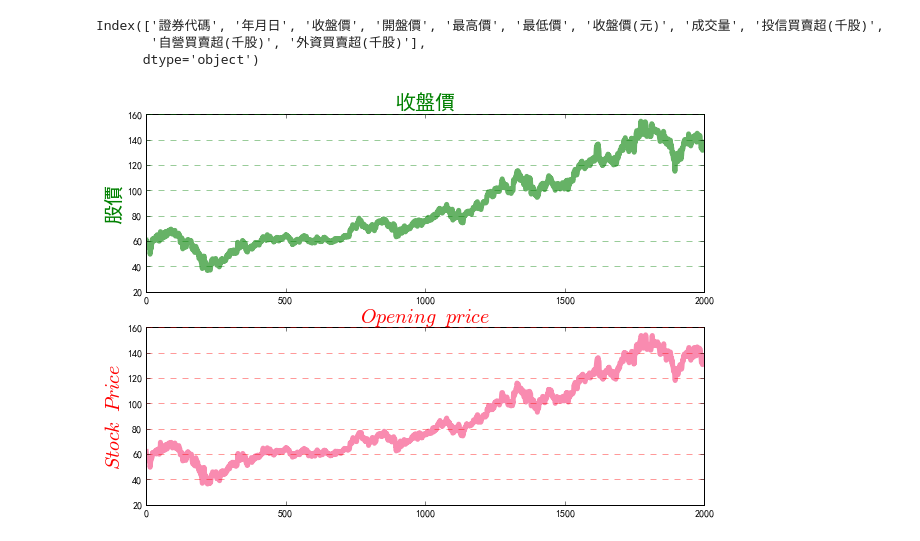
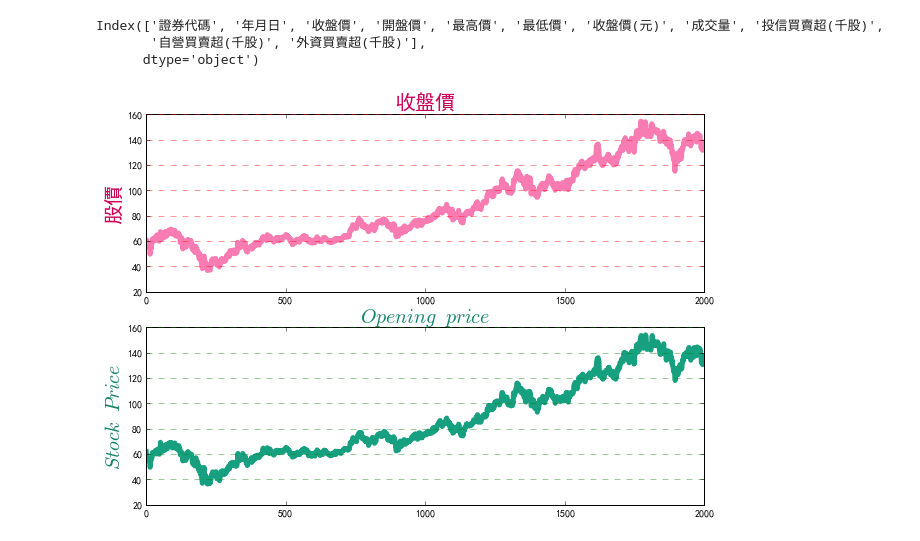
Before and after one commit to Liungweiliu/NCCU_Coding_is_Magic, a Jupyter notebook: 解決Matplotlib中文字體顯示問題.ipynb, the cells around one changed output. Cells and saved outputs as stored; diff of their text form; code cells hidden in the pictures.

```diff
--- a/解決Matplotlib中文字體顯示問題.ipynb
+++ b/解決Matplotlib中文字體顯示問題.ipynb
@@ -59,24 +63,24 @@ opening_price = df.iloc[:,3]
 # %%
 plt.figure(figsize=(10,7),dpi=100)
 #分配上下兩圖 subplot(column row index)
 p1 = plt.subplot(211)#(2columnwidth 1rowlength index1)
 p2 = plt.subplot(212)#(2columnwidth 1rowlength index2)
 
 #圖案主體
-p1.plot(closing_price,"g-", alpha = 0.6, lw=5)
-p2.plot(opening_price, color = "#F98BB0", lw=5)
+p1.plot(closing_price, color = "#F4247E", alpha = 0.6, lw=5)
+p2.plot(opening_price, color = "#16A080", lw=5)
 
 #背景格線
-p1.grid(True, axis='y', ls='--', color='g', alpha=0.8)
-p2.grid(True, axis='y', ls='--', color='r', alpha=0.8)
+p1.grid(True, axis='y', ls='--', color='r', alpha=0.8)
+p2.grid(True, axis='y', ls='--', color='g', alpha=0.8)
 
 #正常顯示中、英文
-p1.set_title('收盤價', color='g', fontsize = 20)
-p2.set_title('$Opening$ $price$', color='r', fontsize = 20)
+p1.set_title('收盤價', color="#CE0059", fontsize = 20)
+p2.set_title('$Opening$ $price$', color="#128469", fontsize = 20)
 
-#
-p1.set_ylabel('股價', color='g', fontsize = 20)
-p2.set_ylabel('$Stock$ $Price$', color='r', fontsize = 20)
+#y軸標籤
+p1.set_ylabel('股價', color="#CE0059", fontsize = 20)
+p2.set_ylabel('$Stock$ $Price$', color="#128469", fontsize = 20)
 plt.show()
 # %% [output]
-[figure, old version]
+[figure, new version]
```
Also changed, not shown: parts of 3 cells of this notebook.
